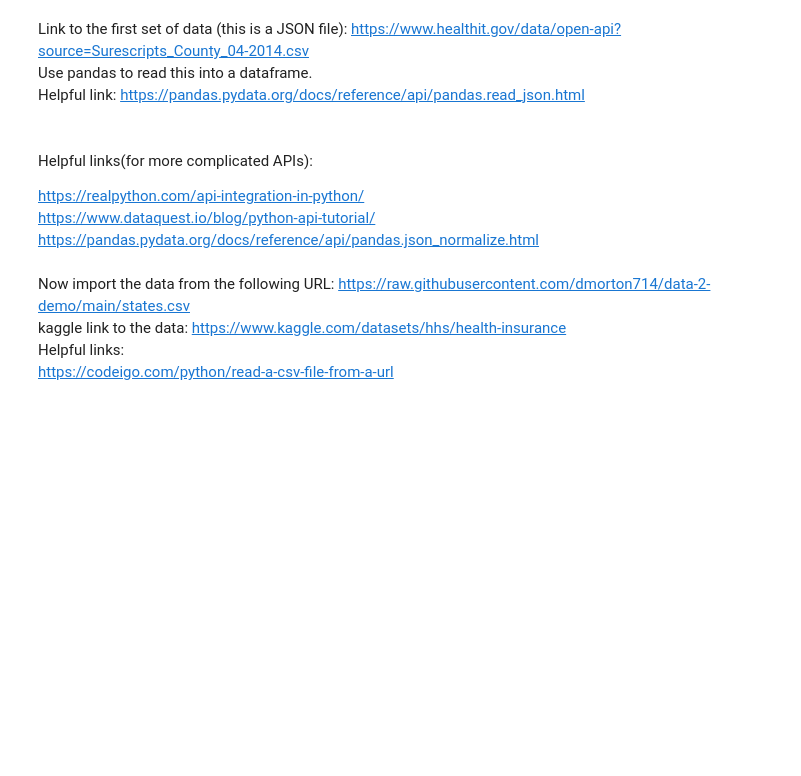
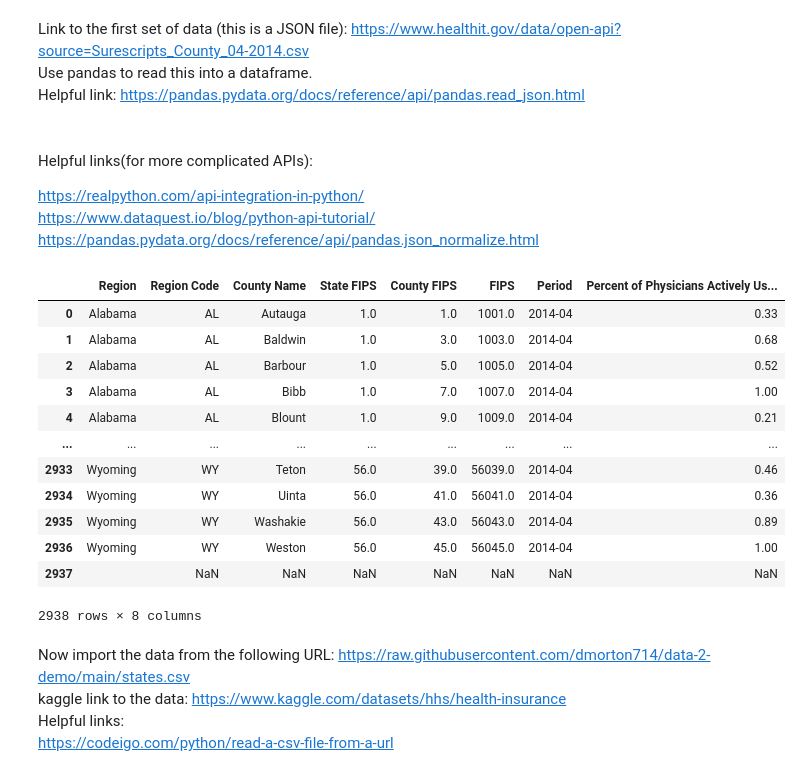
Before and after one commit to Xanitross/Data-2-Course-Work, a Jupyter notebook: healthcare.ipynb, the cells around one changed output. Cells and saved outputs as stored; diff of their text form; code cells hidden in the pictures; blank space fills up the shorter version.

```diff
--- a/healthcare.ipynb
+++ b/healthcare.ipynb
@@ -23,8 +23,22 @@ https://www.dataquest.io/blog/python-api-tutorial/
 <br>
 https://pandas.pydata.org/docs/reference/api/pandas.json_normalize.html
 # %%
-df = read_csv("https://www.healthit.gov/data/open-api?source=Surescripts_County_04-2014.csv")
-df
+Surescripts = pd.read_json("https://www.healthit.gov/data/open-api?source=Surescripts_County_04-2014.csv")
+Surescripts
+# %% [output]
+|  | Region | Region Code | County Name | State FIPS | County FIPS | FIPS | Period | Percent of Physicians Actively Us... |
+| 0 | Alabama | AL | Autauga | 1.0 | 1.0 | 1001.0 | 2014-04 | 0.33 |
+| 1 | Alabama | AL | Baldwin | 1.0 | 3.0 | 1003.0 | 2014-04 | 0.68 |
+| 2 | Alabama | AL | Barbour | 1.0 | 5.0 | 1005.0 | 2014-04 | 0.52 |
+| 3 | Alabama | AL | Bibb | 1.0 | 7.0 | 1007.0 | 2014-04 | 1.00 |
+| 4 | Alabama | AL | Blount | 1.0 | 9.0 | 1009.0 | 2014-04 | 0.21 |
+| ... | ... | ... | ... | ... | ... | ... | ... | ... |
+| 2933 | Wyoming | WY | Teton | 56.0 | 39.0 | 56039.0 | 2014-04 | 0.46 |
+| 2934 | Wyoming | WY | Uinta | 56.0 | 41.0 | 56041.0 | 2014-04 | 0.36 |
+| 2935 | Wyoming | WY | Washakie | 56.0 | 43.0 | 56043.0 | 2014-04 | 0.89 |
+| 2936 | Wyoming | WY | Weston | 56.0 | 45.0 | 56045.0 | 2014-04 | 1.00 |
+| 2937 |  | NaN | NaN | NaN | NaN | NaN | NaN | NaN |
+2938 rows × 8 columns
 # %% [markdown]
 Now import the data from the following URL: https://raw.githubusercontent.com/dmorton714/data-2-demo/main/states.csv
 <br>
```
Also changed, not shown: parts of 19 cells of this notebook.
